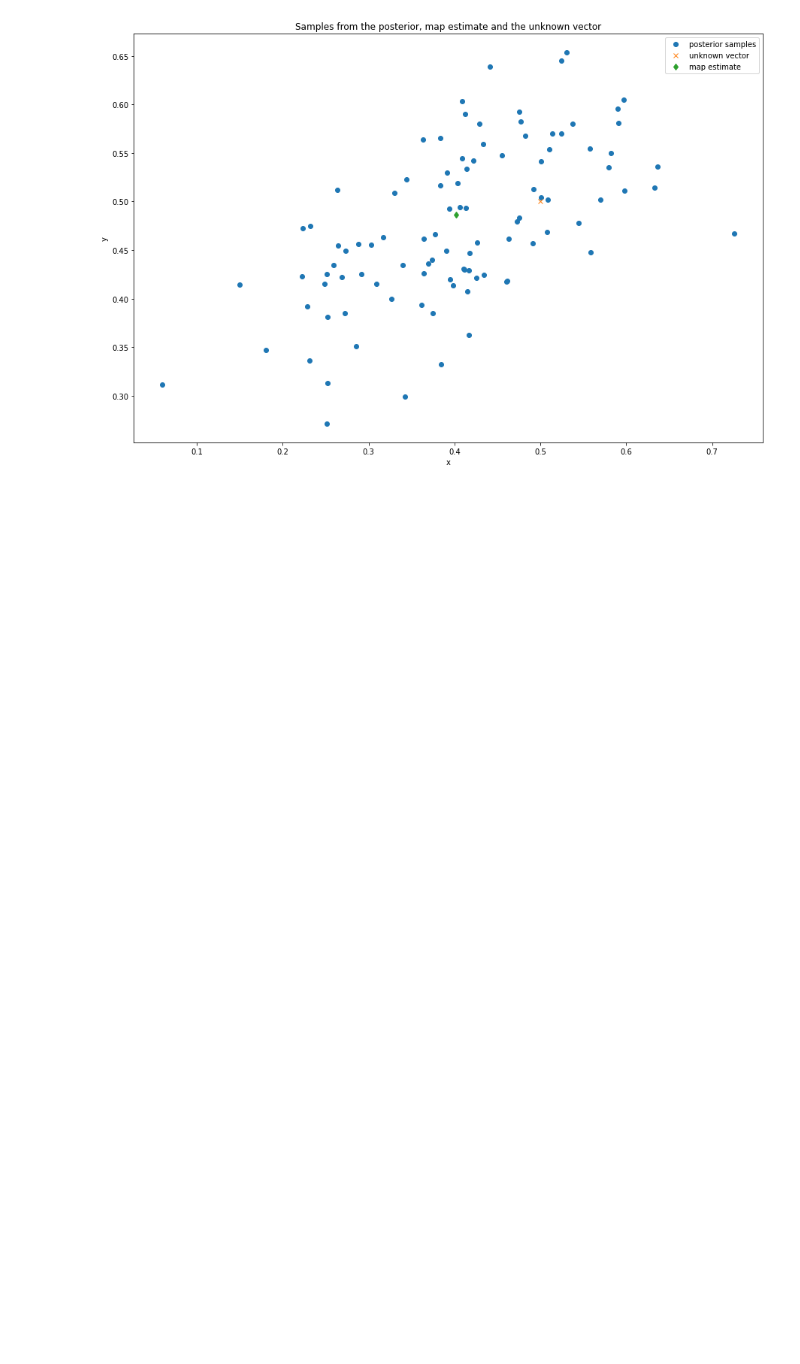
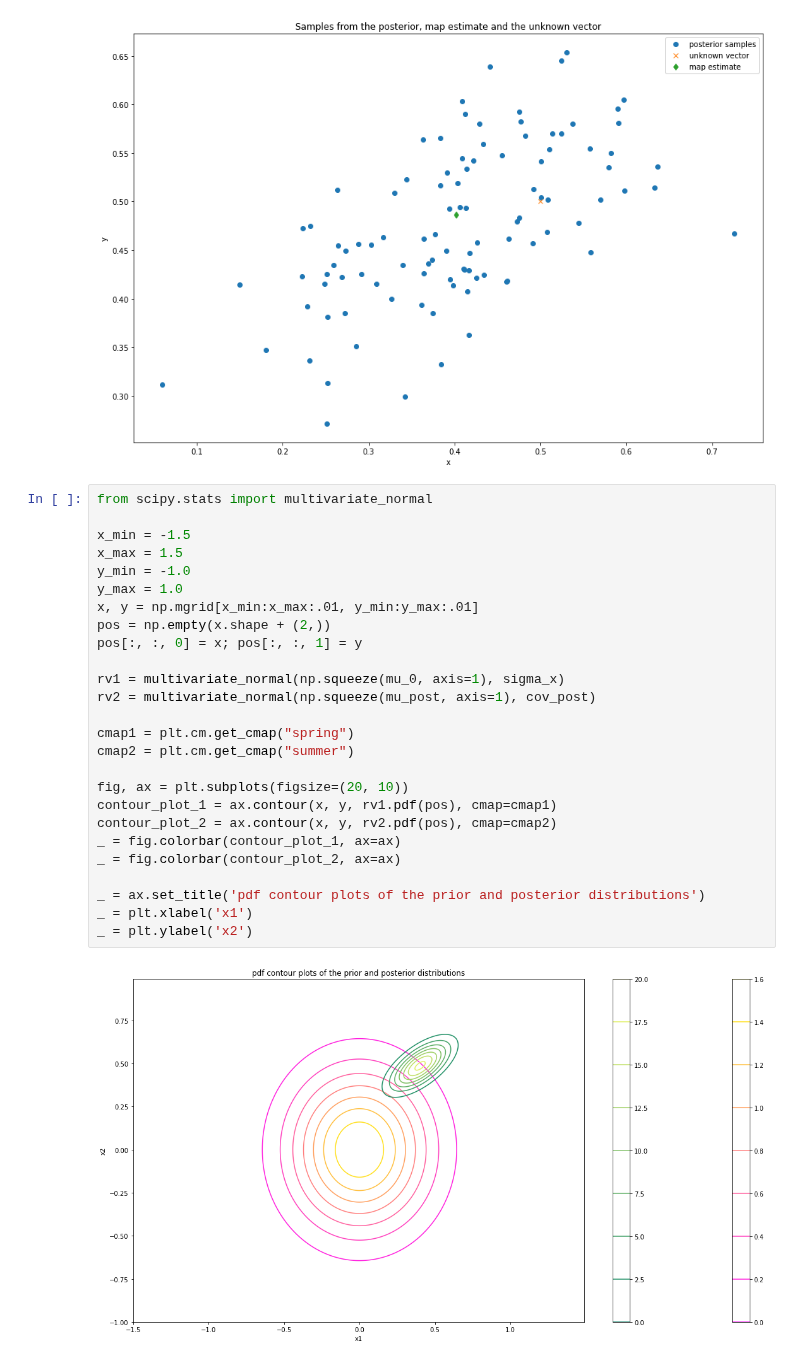
Before and after one commit to SaffetGokcenSen/Gaussian-Models, a Jupyter notebook: inferring_an_unknown_vector_from_noisy_measurements.ipynb, the cells around one changed output. Drawn from its saved outputs; the diff is of its cells as text; blank space fills up the shorter version.

Commit message:
added prior, posterior pdf contours

```diff
--- a/inferring_an_unknown_vector_from_noisy_measurements.ipynb
+++ b/inferring_an_unknown_vector_from_noisy_measurements.ipynb
@@ -104,6 +104,34 @@ _ = plt.xlabel('x')
 _ = plt.ylabel('y')
 # %% [output]
 [figure]
+# %%
+from scipy.stats import multivariate_normal
+
+x_min = -1.5
+x_max = 1.5
+y_min = -1.0
+y_max = 1.0
+x, y = np.mgrid[x_min:x_max:.01, y_min:y_max:.01]
+pos = np.empty(x.shape + (2,))
+pos[:, :, 0] = x; pos[:, :, 1] = y
+
+rv1 = multivariate_normal(np.squeeze(mu_0, axis=1), sigma_x)
+rv2 = multivariate_normal(np.squeeze(mu_post, axis=1), cov_post)
+
+cmap1 = plt.cm.get_cmap("spring")
+cmap2 = plt.cm.get_cmap("summer")
+
+fig, ax = plt.subplots(figsize=(20, 10))
+contour_plot_1 = ax.contour(x, y, rv1.pdf(pos), cmap=cmap1)
+contour_plot_2 = ax.contour(x, y, rv2.pdf(pos), cmap=cmap2)
+_ = fig.colorbar(contour_plot_1, ax=ax)
+_ = fig.colorbar(contour_plot_2, ax=ax)
+
+_ = ax.set_title('pdf contour plots of the prior and posterior distributions')
+_ = plt.xlabel('x1')
+_ = plt.ylabel('x2')
+# %% [output]
+[figure, added]
 # %% [markdown]
 ## References
 [1] Machine Learning A Probabilistic Perspective, Kevin P. Murphy.
```
Also changed, not shown: parts of 1 cell of this notebook.
